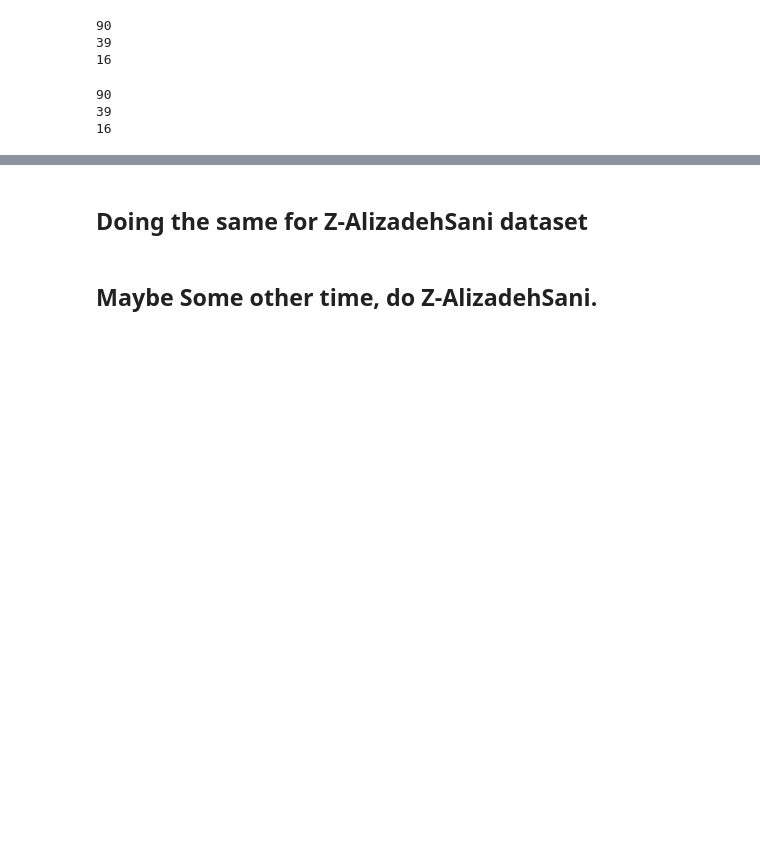
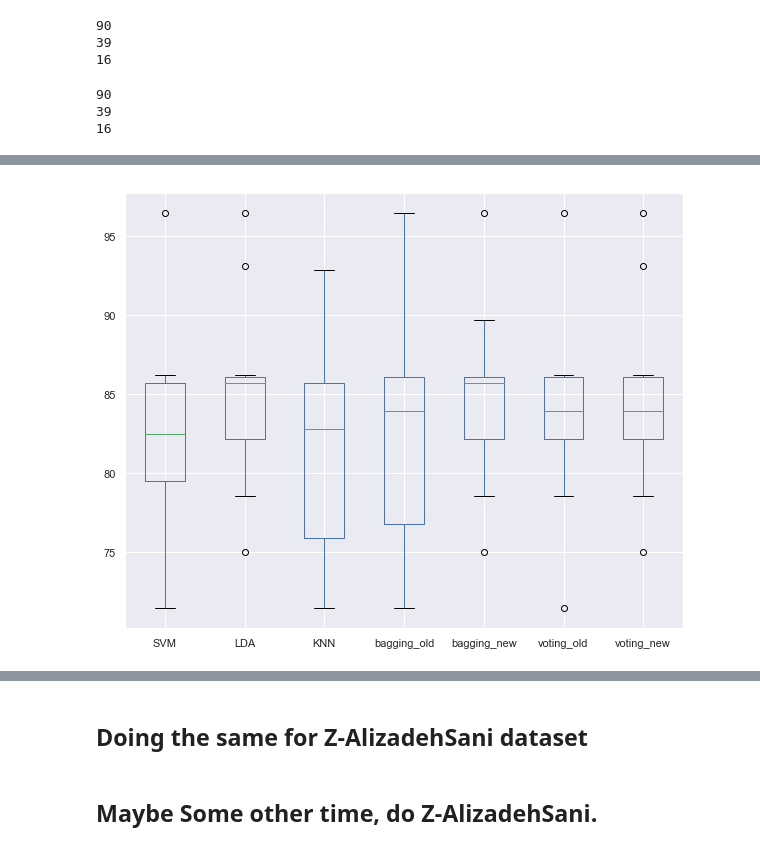
Before and after one commit to zhihao0040/CADPrediction, a Jupyter notebook: ClassificationProblemTransform.ipynb, the cells around one changed output, grey strips where cells are left out. Drawn from its saved outputs; the diff is of its cells as text; code cells hidden in the pictures; blank space fills up the shorter version.

```diff
--- a/ClassificationProblemTransform.ipynb
+++ b/ClassificationProblemTransform.ipynb
@@ -1790,0 +1930,4 @@ print(voting_new_false_negatives)
+# %%
+accuracy_boxplot = boxplot_df.boxplot(figsize=(10,8))
+# %% [output]
+[figure, added]
```
Also changed, not shown: parts of 42 cells of this notebook, 1 other file.
